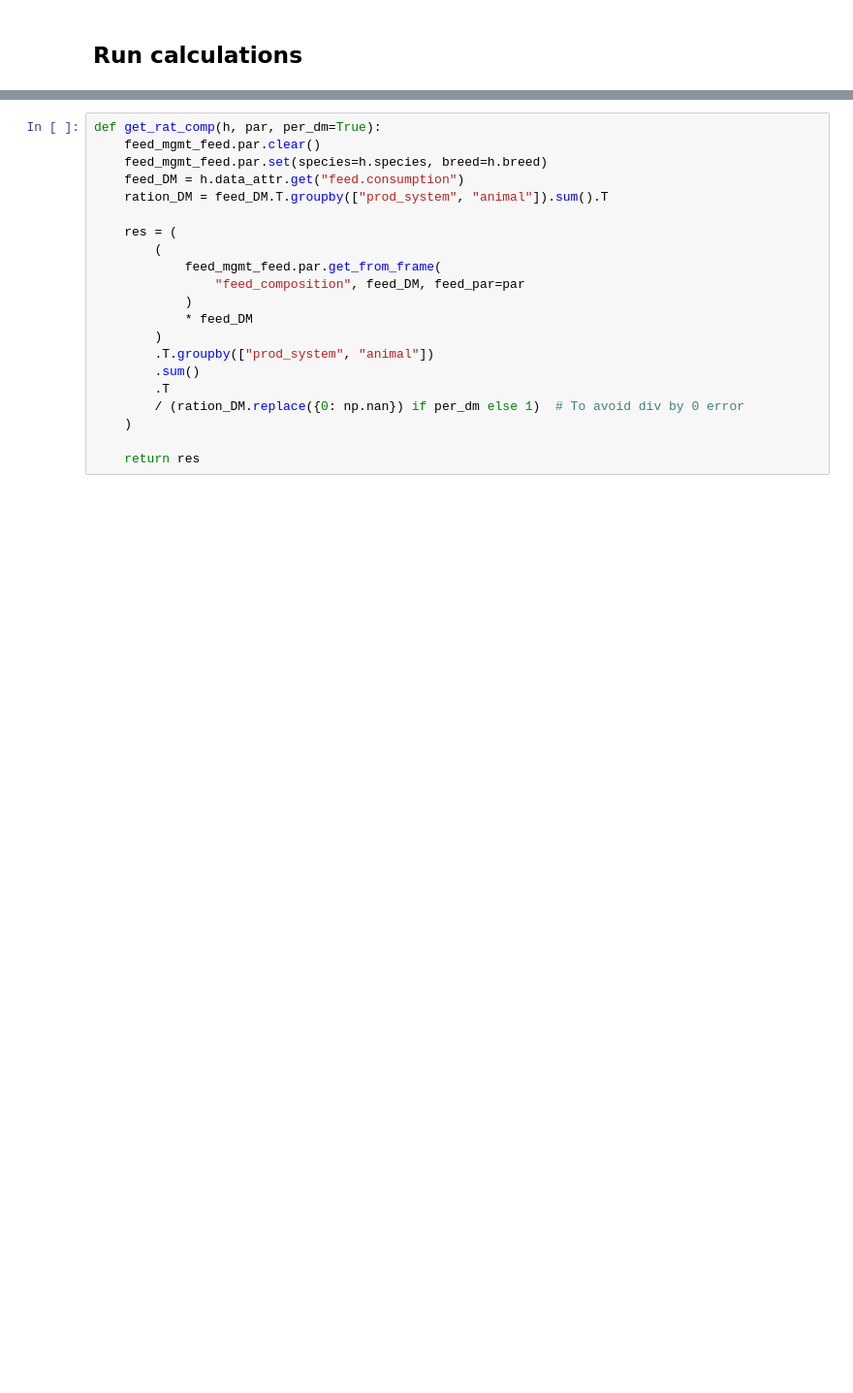
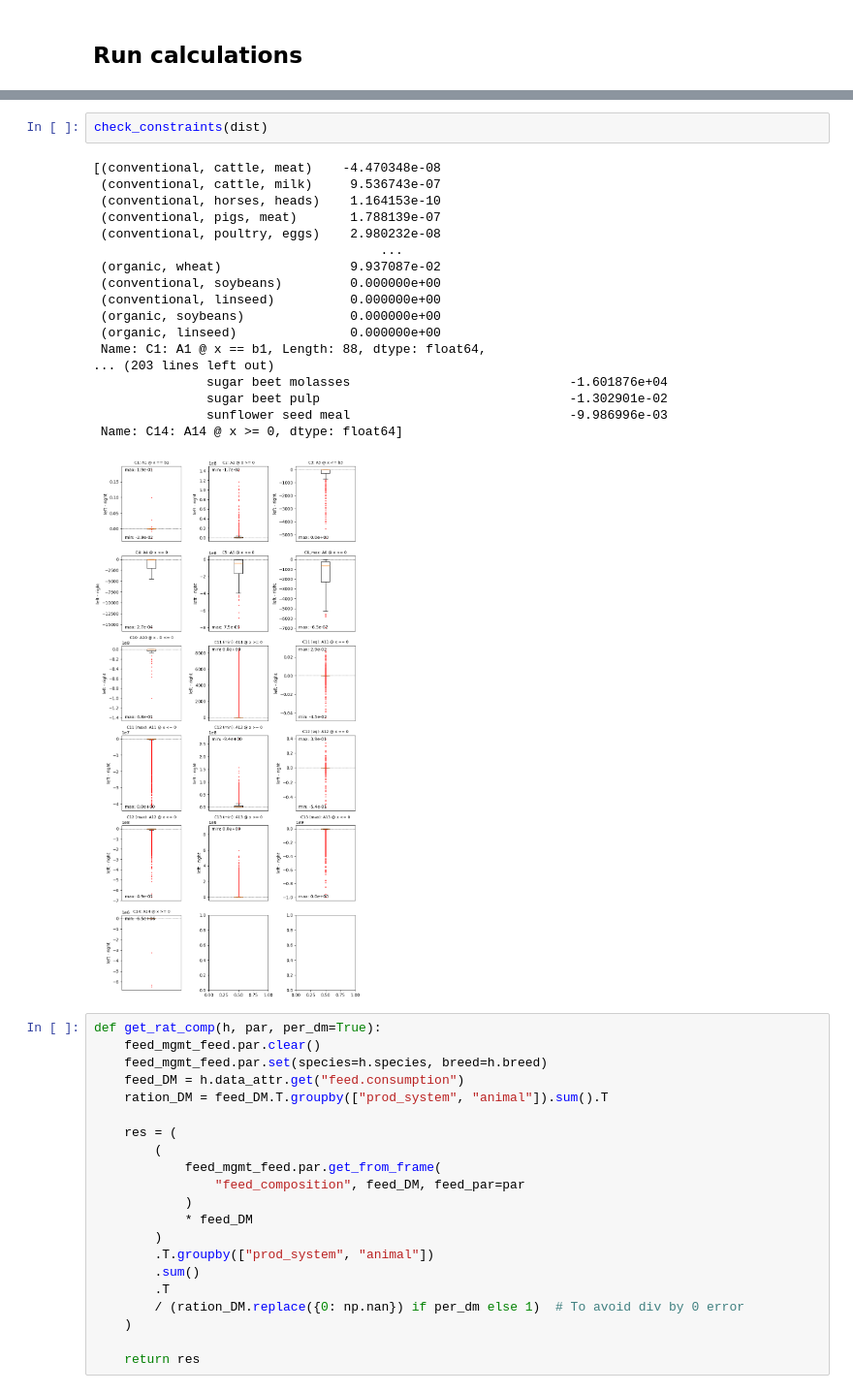
Before and after one commit to SLU-foodsystems/CIBUSmod, a Jupyter notebook: notebooks/feed_dist_example.ipynb, the cells around one changed output, grey strips where cells are left out. Shown at 97% size. Drawn from its saved outputs; the diff is of its cells as text; blank space fills up the shorter version.

```diff
--- a/notebooks/feed_dist_example.ipynb
+++ b/notebooks/feed_dist_example.ipynb
@@ -193,3 +199,24 @@ Wall time: 2min 9s
+# %%
+check_constraints(dist)
+# %% [output]
+[(conventional, cattle, meat)    -4.470348e-08
+ (conventional, cattle, milk)     9.536743e-07
+ (conventional, horses, heads)    1.164153e-10
+ (conventional, pigs, meat)       1.788139e-07
+ (conventional, poultry, eggs)    2.980232e-08
+                                      ...
+ (organic, wheat)                 9.937087e-02
+ (conventional, soybeans)         0.000000e+00
+ (conventional, linseed)          0.000000e+00
+ (organic, soybeans)              0.000000e+00
+ (organic, linseed)               0.000000e+00
+ Name: C1: A1 @ x == b1, Length: 88, dtype: float64,
+... (203 lines left out)
+               sugar beet molasses                             -1.601876e+04
+               sugar beet pulp                                 -1.302901e-02
+               sunflower seed meal                             -9.986996e-03
+ Name: C14: A14 @ x >= 0, dtype: float64]
+[figure, added]
 # %%
 def get_rat_comp(h, par, per_dm=True):
     feed_mgmt_feed.par.clear()
```
Also changed, not shown: parts of 18 cells of this notebook, 4 other files.
